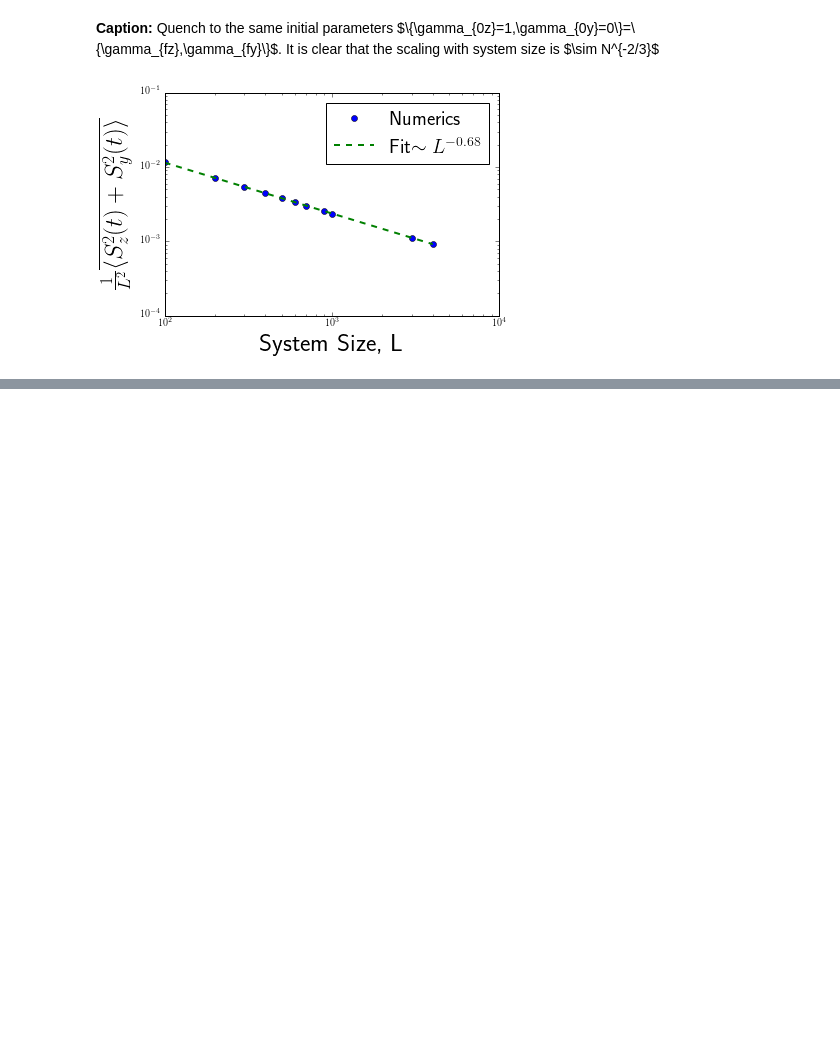
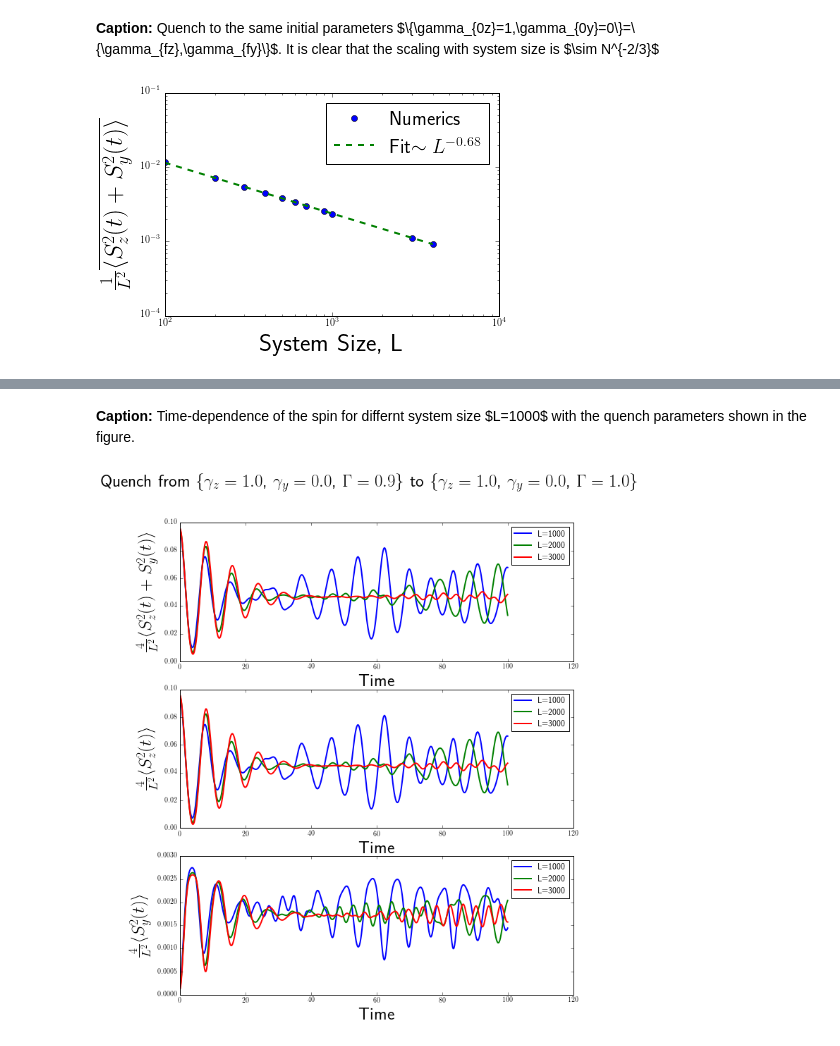
Before and after one commit to paraj003/LMG_quench, a Jupyter notebook: LMG_sim.ipynb, the cells around one changed output, grey strips where cells are left out. Drawn from its saved outputs; the diff is of its cells as text; code cells hidden in the pictures; blank space fills up the shorter version.

```diff
--- a/LMG_sim.ipynb
+++ b/LMG_sim.ipynb
@@ -535,0 +537,6 @@ In this section we compare how
+# %%
+Larr=np.concatenate([np.arange(1000,4000,1000)]) #Set system size.
+dt=0.2 #time step
+Tf=100 # final time step
+Nsteps=int(Tf/dt)
+tarr=np.arange(dt,Tf+dt,dt)
@@ -535,0 +587,34 @@ In this section we compare how
+# %%
+#plotting
+plt.figure(figsize=[10,12])
+for L,p in zip(Larr_nonzero,range(np.size(Larr_nonzero))):
+    plt.subplot(3,1,1)
+    plt.plot(tarr,np.divide(Sϕ2vals_nonzero[:,p],L**2/4),'-',linewidth=2,label='L=%d'%L)
+
+    #plt.plot(np.linspace(0,Tf,1000),Szt,color='blue',label='Holstein-Primakoff',linewidth=1.5)
+    #plt.axhline(Sz2inf,linestyle='dashed',color= 'black',label='$t=\\infty$ avg',linewidth=2)
+    plt.xlabel("Time",fontsize=25)
+    plt.ylabel("$\\frac{4}{L^2}\\langle S_z^2(t)+ S_y^2(t)\\rangle$",fontsize=25)
+    #plt.xlim(0,20)
+    #plt.ylim(0,np.max(Syz2)+100)
+    plt.legend(numpoints=1)
+    plt.subplot(3,1,2)
+    plt.plot(tarr,np.divide(Sz2vals[:,p],L**2/4),'-',linewidth=2,label='L=%d'%L)
+    plt.legend(numpoints=1)
+    plt.xlabel("Time",fontsize=25)
+    plt.ylabel("$\\frac{4}{L^2}\\langle S_z^2(t)\\rangle$",fontsize=25)
+    plt.subplot(3,1,3)
+    plt.plot(tarr,np.divide(Sy2vals[:,p],L**2/4),'-',linewidth=2,label='L=%d'%L)
+    plt.legend(numpoints=1)
+    plt.xlabel("Time",fontsize=25)
+    plt.ylabel("$\\frac{4}{L^2}\\langle S_y^2(t)\\rangle$",fontsize=25)
+
+plt.suptitle('Quench from \\{$\\gamma_z= %.1f $, $\\gamma_{y}= %.1f $, $\Gamma=%.1f $\\} to \\{$\\gamma_z= %.1f $, $\\gamma_{y}= %.1f $, $\Gamma=%.1f $\\}'%(paramvals0.γz,paramvals0.γy,paramvals0.Γ, paramvalsf.γz,paramvalsf.γy,paramvalsf.Γ),fontsize=25)
+figcaption("Time-dependence of the spin for differnt system size $L=1000$ with the quench parameters shown in the figure. ")
+
+figname='/home/paraj/Dropbox/Research_Projects_Current/LMG_Quench/plots/Aging_St_[0_'+str(dt)+'_'+str(Tf)+']_from_'+paramvals0.paramstr()+'to'+paramvalsf.paramstr()+'.pdf'
+
+plt.savefig(figname,bbox_inches="tight")
+# %% [output]
+Caption: Time-dependence of the spin for differnt system size $L=1000$ with the quench parameters shown in the figure.
+[figure, added]
```
Also changed, not shown: parts of 19 cells of this notebook, 1 other file.
